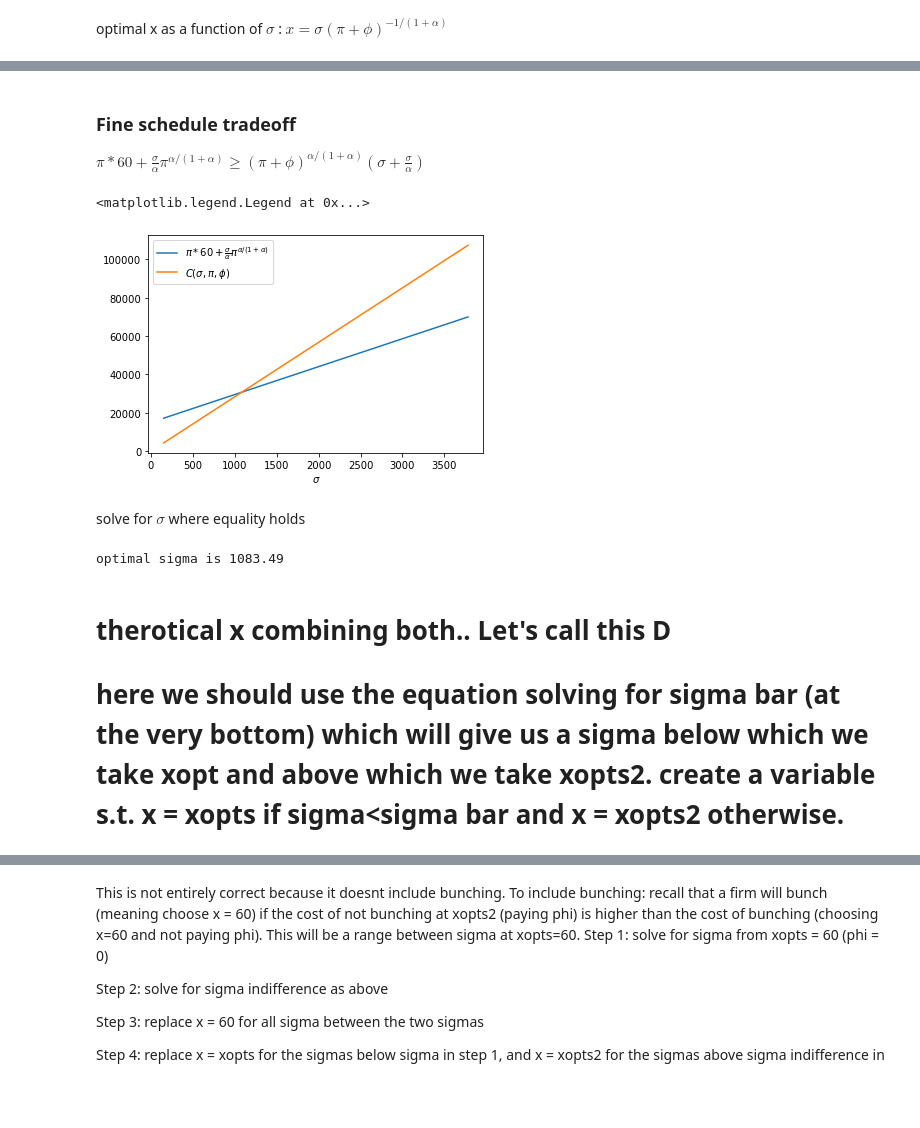
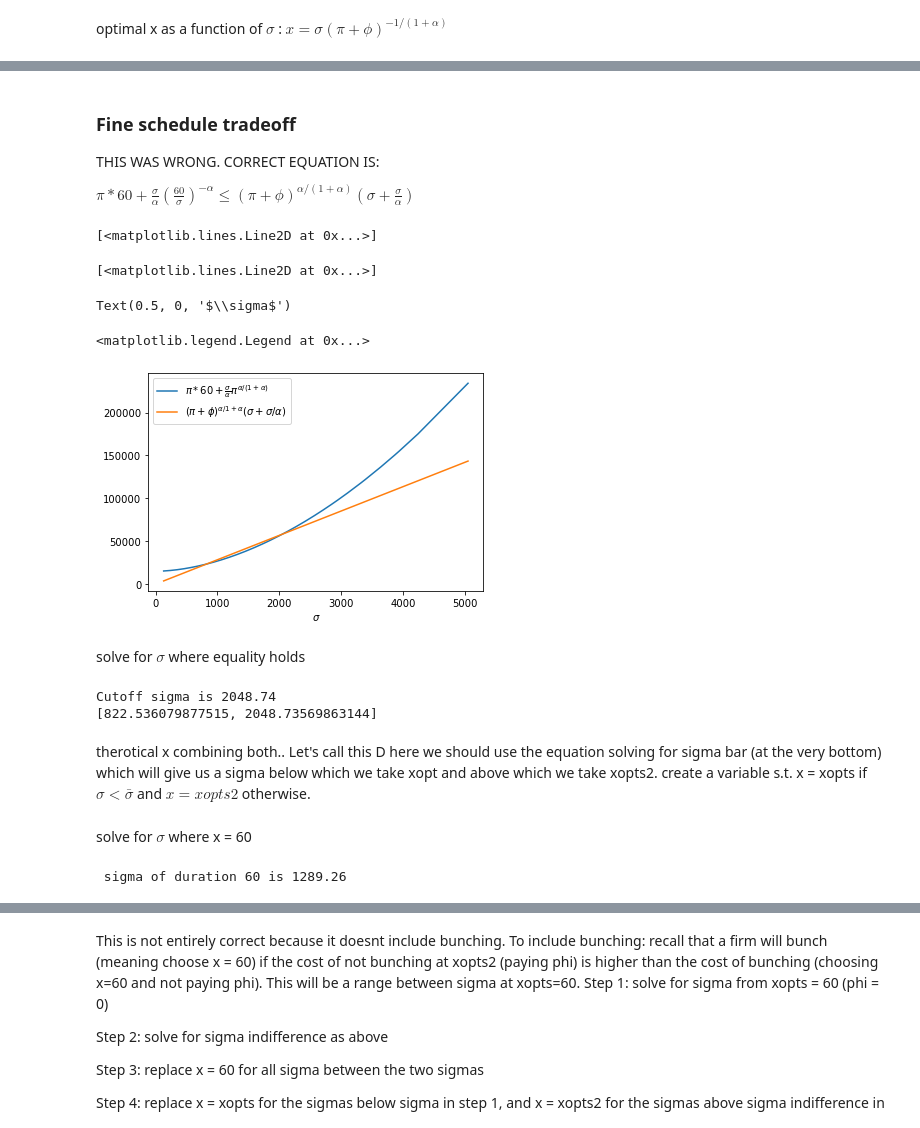
Before and after one commit to paulaleoni/delhi_outages, a Jupyter notebook: sim/simulations.ipynb, the cells around one changed output, grey strips where cells are left out. Saved outputs shown, nothing was run; the diff lists cells and outputs as text; code cells hidden in the pictures; blank space fills up the shorter version.

```diff
--- a/sim/simulations.ipynb
+++ b/sim/simulations.ipynb
@@ -16,7 +19,7 @@ define $\pi$, $\phi$ and $\alpha$
 # %%
 # number of random sigmas
 np.random.seed(111)
-n = 1000
+n = 10000
 # mean and sd of normal distribution
 m, s = 2,0.5
 sigma = np.random.lognormal(mean=m, sigma=s, size=n) # takes values for normal distribution as inputs
@@ -145,34 +173,56 @@ dtype: float64
 # %% [markdown]
 ### Fine schedule tradeoff
-$\pi*60 + \frac{\sigma}{\alpha} \pi^{\alpha/(1+\alpha)} \geq (\pi + \phi)^{\alpha/(1+\alpha)} (\sigma + \frac{\sigma}{\alpha})$
+THIS WAS WRONG. CORRECT EQUATION IS:
+
+$\pi*60 + \frac{\sigma}{\alpha} (\frac{60}{\sigma})^{-\alpha} \leq (\pi + \phi)^{\alpha/(1+\alpha)} (\sigma + \frac{\sigma}{\alpha})$
 # %%
-left = [60*pi + s/alpha * pi**(alpha/(1+alpha))  for s in sigma]
+left = [K(60,s,pi,phi,alpha)  for s in sigma]
 right = [(pi + phi)**(alpha/(1+alpha)) * (s + s/alpha) for s in sigma]
 tradeoff = pd.DataFrame({'sigma':sigma, 'left':left, 'right':right}).sort_values('sigma')
 
 plt.plot(tradeoff.sigma, tradeoff.left, label = r'$\pi*60 + \frac{\sigma}{\alpha} \pi^{\alpha/(1+\alpha)}$')
-plt.plot(tradeoff.sigma, tradeoff.right, label = r'$C(\sigma, \pi, \phi)$')
+plt.plot(tradeoff.sigma, tradeoff.right, label = r'$(\pi + \phi)^{\alpha/1+\alpha} ( \sigma + \sigma / \alpha) $')
 plt.xlabel(r'$\sigma$')
+#plt.ylim(0,10000)
+#plt.xlim(100,800)
 plt.legend()
 # %% [output]
-<matplotlib.legend.Legend at 0x...>
+[<matplotlib.lines.Line2D at 0x...>]
+[<matplotlib.lines.Line2D at 0x...>]
+Text(0.5, 0, '$\\sigma$')
+<matplotlib.legend.Legend at 0x...>
-[figure, old version]
+[figure, new version]
 # %% [markdown]
 solve for $\sigma$ where equality holds
 # %%
+## there are two solutions, take higher one (need to think a bit more about this)
 s = symbols('s')
-exp = 60*pi + s/alpha * pi**(alpha/(1+alpha)) - (pi + phi)**(alpha/(1+alpha)) * (s + s/alpha)
+exp = K(60,s,pi,phi,alpha) - (pi + phi)**(alpha/(1+alpha)) * (s + s/alpha)
 sigma_bar = solve(exp)
 if len(sigma_bar) > 0:
-    print('optimal sigma is', f'{sigma_bar[0]:.2f}')
+    print('Cutoff sigma is', f'{sigma_bar[1]:.2f}')
 else: print('lines do not intersect')
-
-sigma_bar = sigma_bar[0]
+print(sigma_bar)
+sigma_bar = sigma_bar[1]
 # %% [output]
-optimal sigma is 1083.49
+Cutoff sigma is 2048.74
+[822.536079877515, 2048.73569863144]
 # %% [markdown]
-# therotical x combining both.. Let's call this D
-# here we should use the equation solving for sigma bar (at the very bottom) which will give us a sigma below which we take xopt and above which we take xopts2. create a variable s.t. x = xopts if sigma<sigma bar and x = xopts2 otherwise.
+therotical x combining both.. Let's call this D
+here we should use the equation solving for sigma bar (at the very bottom) which will give us a sigma below which we take xopt and above which we take xopts2. create a variable s.t. x = xopts if $\sigma<\bar{\sigma}$ and $x = xopts2$ otherwise.
+# %% [markdown]
+solve for $\sigma$ where x = 60
+# %%
+s = symbols('s')
+exp = xopt(s, pi=pi, phi=0, alpha = alpha) - 60
+sigma_sixty = solve(exp)
+if len(sigma_sixty) > 0:
+    print(' sigma of duration 60 is', f'{sigma_sixty[0]:.2f}')
+else: print('lines do not intersect')
+
+sigma_sixty = sigma_sixty[0]
+# %% [output]
+ sigma of duration 60 is 1289.26
 # %%
 combined = [xopt(s, phi=0) if s <= sigma_bar else xopt(s, phi=phi) for s in sigma]
 combined_sorted = [xopt(s, phi=0) if s <= sigma_bar else xopt(s, phi=phi) for s in sorted(sigma)]
```
Also changed, not shown: parts of 20 cells of this notebook.
